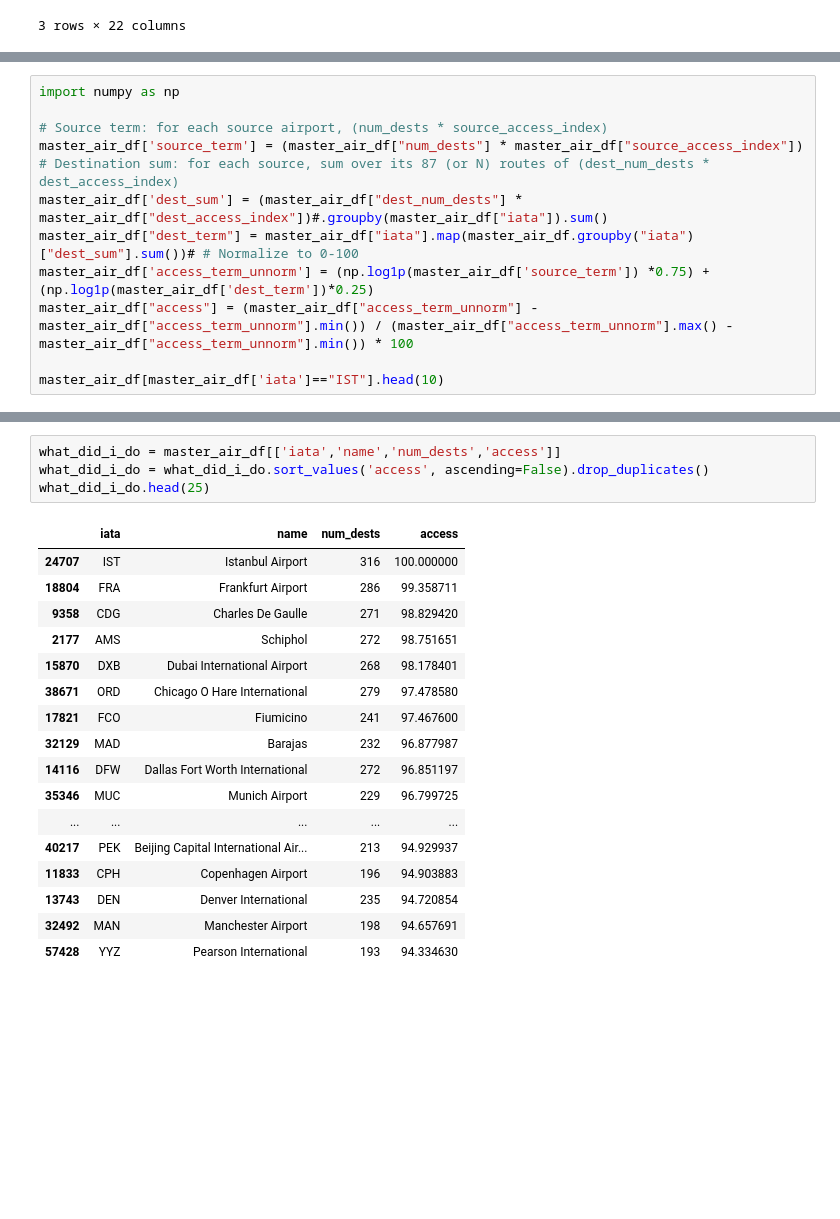
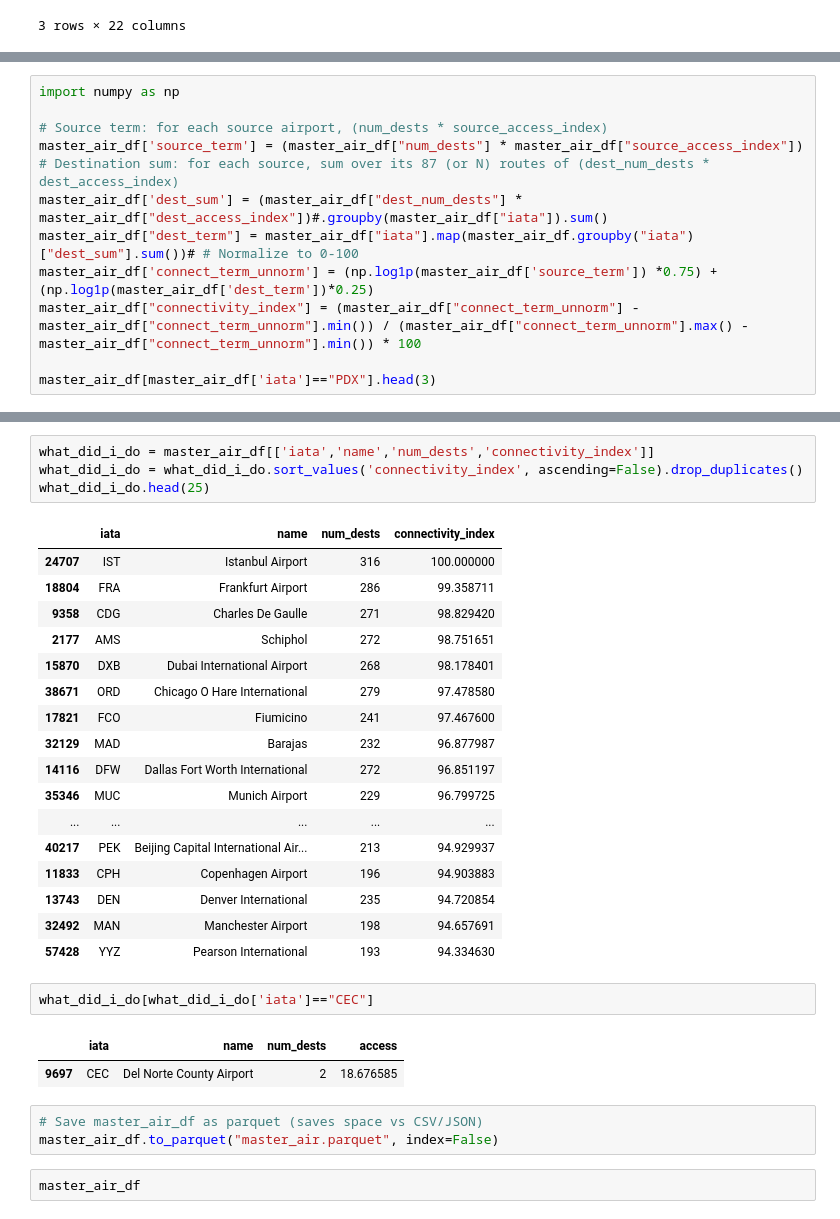
Before and after one commit to statzenthusiast921/Airport_Accessibility_Project, a Jupyter notebook: scripts/load_airports.ipynb, the cells around one changed output, grey strips where cells are left out. Saved outputs shown, nothing was run; the diff lists cells and outputs as text; blank space fills up the shorter version.

```diff
--- a/scripts/load_airports.ipynb
+++ b/scripts/load_airports.ipynb
@@ -159,9 +159,9 @@ master_air_df['source_term'] = (master_air_df["num_dests"] * master_air_df["sour
 # Destination sum: for each source, sum over its 87 (or N) routes of (dest_num_dests * dest_access_index)
 master_air_df['dest_sum'] = (master_air_df["dest_num_dests"] * master_air_df["dest_access_index"])#.groupby(master_air_df["iata"]).sum()
 master_air_df["dest_term"] = master_air_df["iata"].map(master_air_df.groupby("iata")["dest_sum"].sum())# # Normalize to 0-100
-master_air_df['access_term_unnorm'] = (np.log1p(master_air_df['source_term']) *0.75) + (np.log1p(master_air_df['dest_term'])*0.25)
-master_air_df["access"] = (master_air_df["access_term_unnorm"] - master_air_df["access_term_unnorm"].min()) / (master_air_df["access_term_unnorm"].max() - master_air_df["access_term_unnorm"].min()) * 100
+master_air_df['connect_term_unnorm'] = (np.log1p(master_air_df['source_term']) *0.75) + (np.log1p(master_air_df['dest_term'])*0.25)
+master_air_df["connectivity_index"] = (master_air_df["connect_term_unnorm"] - master_air_df["connect_term_unnorm"].min()) / (master_air_df["connect_term_unnorm"].max() - master_air_df["connect_term_unnorm"].min()) * 100
 
-master_air_df[master_air_df['iata']=="IST"].head(10)
+master_air_df[master_air_df['iata']=="PDX"].head(3)
 # %% [output]
 |  | city_name | continent | country | country_code | display_name | elevation | iata | icao | latitude | ... |
@@ -179,9 +172,9 @@ master_air_df[master_air_df['iata']=="IST"].head(10)
 # %%
-what_did_i_do = master_air_df[['iata','name','num_dests','access']]
-what_did_i_do = what_did_i_do.sort_values('access', ascending=False).drop_duplicates()
+what_did_i_do = master_air_df[['iata','name','num_dests','connectivity_index']]
+what_did_i_do = what_did_i_do.sort_values('connectivity_index', ascending=False).drop_duplicates()
 what_did_i_do.head(25)
 # %% [output]
-|  | iata | name | num_dests | access |
+|  | iata | name | num_dests | connectivity_index |
 | 24707 | IST | Istanbul Airport | 316 | 100.000000 |
 | 18804 | FRA | Frankfurt Airport | 286 | 99.358711 |
 | 9358 | CDG | Charles De Gaulle | 271 | 98.829420 |
@@ -198,3 +191,13 @@ what_did_i_do.head(25)
 | 13743 | DEN | Denver International | 235 | 94.720854 |
 | 32492 | MAN | Manchester Airport | 198 | 94.657691 |
 | 57428 | YYZ | Pearson International | 193 | 94.334630 |
+# %%
+what_did_i_do[what_did_i_do['iata']=="CEC"]
+# %% [output]
+|  | iata | name | num_dests | access |
+| 9697 | CEC | Del Norte County Airport | 2 | 18.676585 |
+# %%
+# Save master_air_df as parquet (saves space vs CSV/JSON)
+master_air_df.to_parquet("master_air.parquet", index=False)
+# %%
+master_air_df
```
Also changed, not shown: parts of 3 cells of this notebook, 1 other file.
